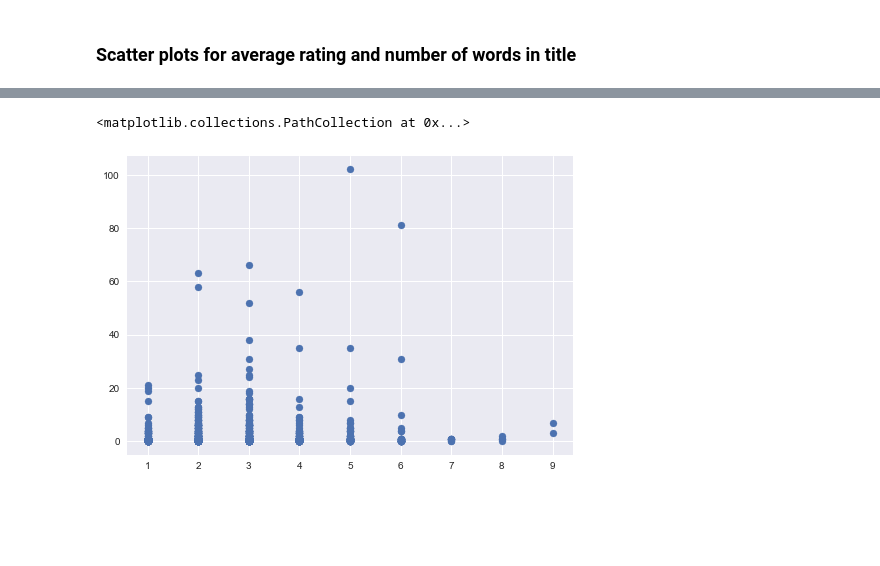
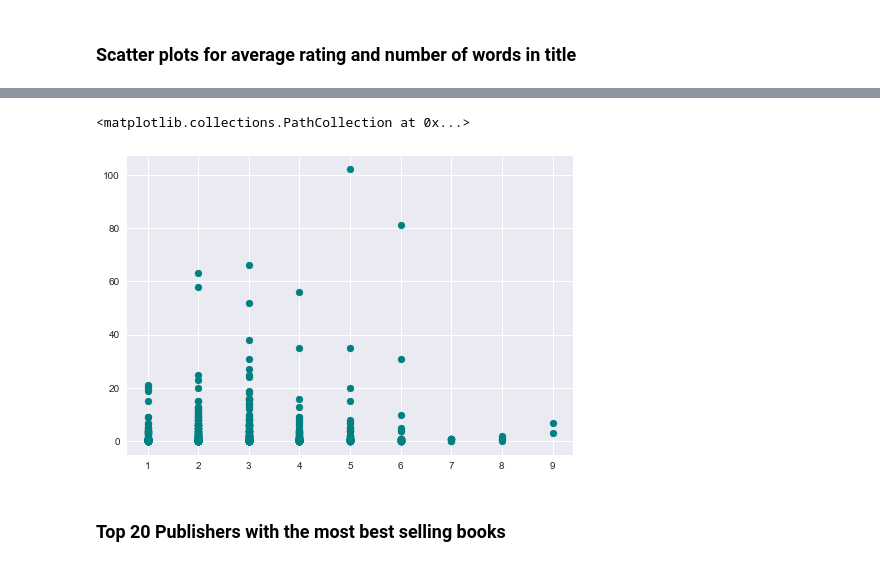
Before and after one commit to linhmai19/capstone_project, a Jupyter notebook: eda_modeling.ipynb, the cells around one changed output, grey strips where cells are left out. Saved outputs shown, nothing was run; the diff lists cells and outputs as text; code cells hidden in the pictures; blank space fills up the shorter version.

```diff
--- a/eda_modeling.ipynb
+++ b/eda_modeling.ipynb
@@ -8,6 +8,7 @@ import matplotlib.pyplot as plt
 from matplotlib.pyplot import hist
 plt.style.use('seaborn')
 import seaborn as sns
+sns.set_style('darkgrid')
 import warnings
 warnings.filterwarnings('ignore')
 
@@ -58,7 +59,5 @@ memory usage: 160.2+ KB
 # %% [markdown]
 ### Explore the relationships between variables
-# %%
-df_merge = df_merge.drop(columns=['dagger', 'price'], axis=1).copy()
 # %%
 plt.subplots(figsize=(20,15))
 sns.heatmap(df_merge.corr().sort_values('weeks_on_list', ascending=False), annot=True)
@@ -179,5 +178,7 @@ plt.scatter(df_merge['average_rating'], df_merge['weeks_on_list'])
 # %%
-plt.scatter(df_merge['no_of_words_title'], df_merge['weeks_on_list'])
+plt.scatter(df_merge['no_of_words_title'], df_merge['weeks_on_list'], color='teal')
 # %% [output]
 <matplotlib.collections.PathCollection at 0x...>
-[figure, old version]
+[figure, new version]
+# %% [markdown]
+### Top 20 Publishers with the most best selling books
```
Also changed, not shown: parts of 38 cells of this notebook, 5 other files.
